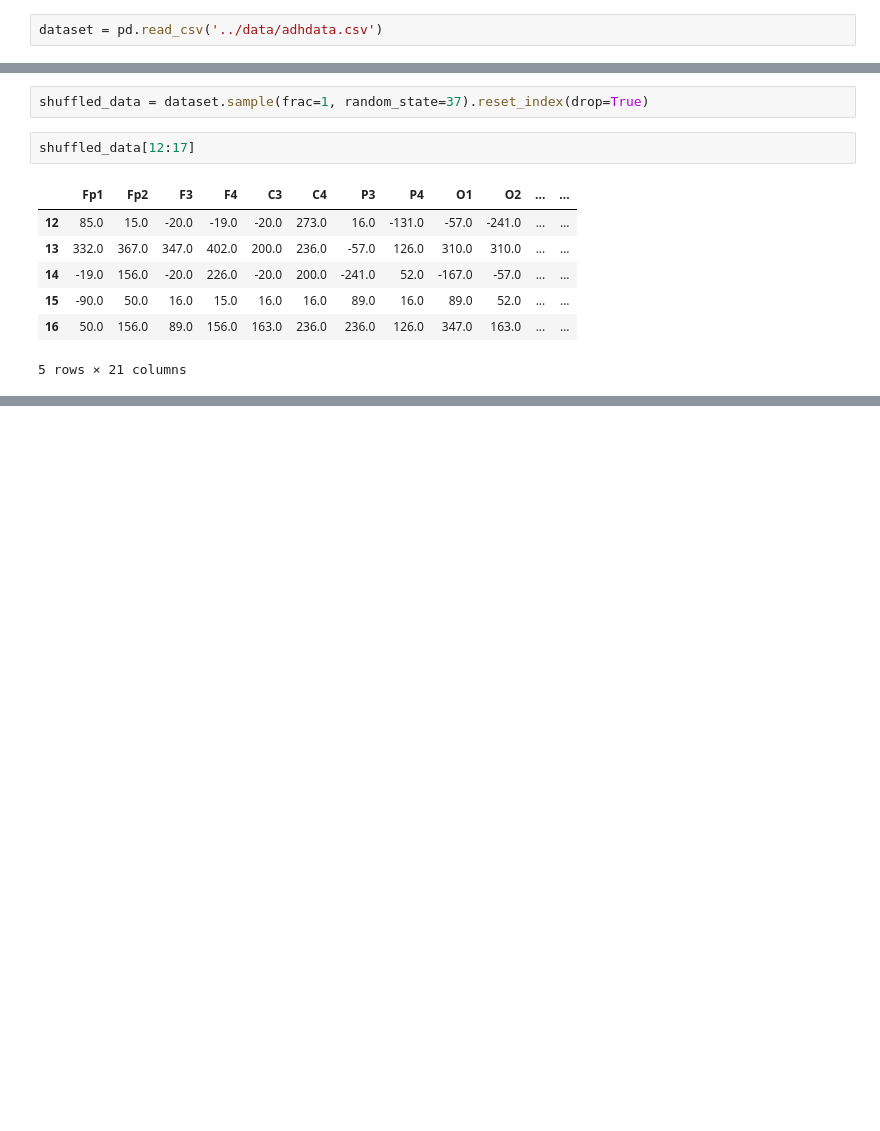
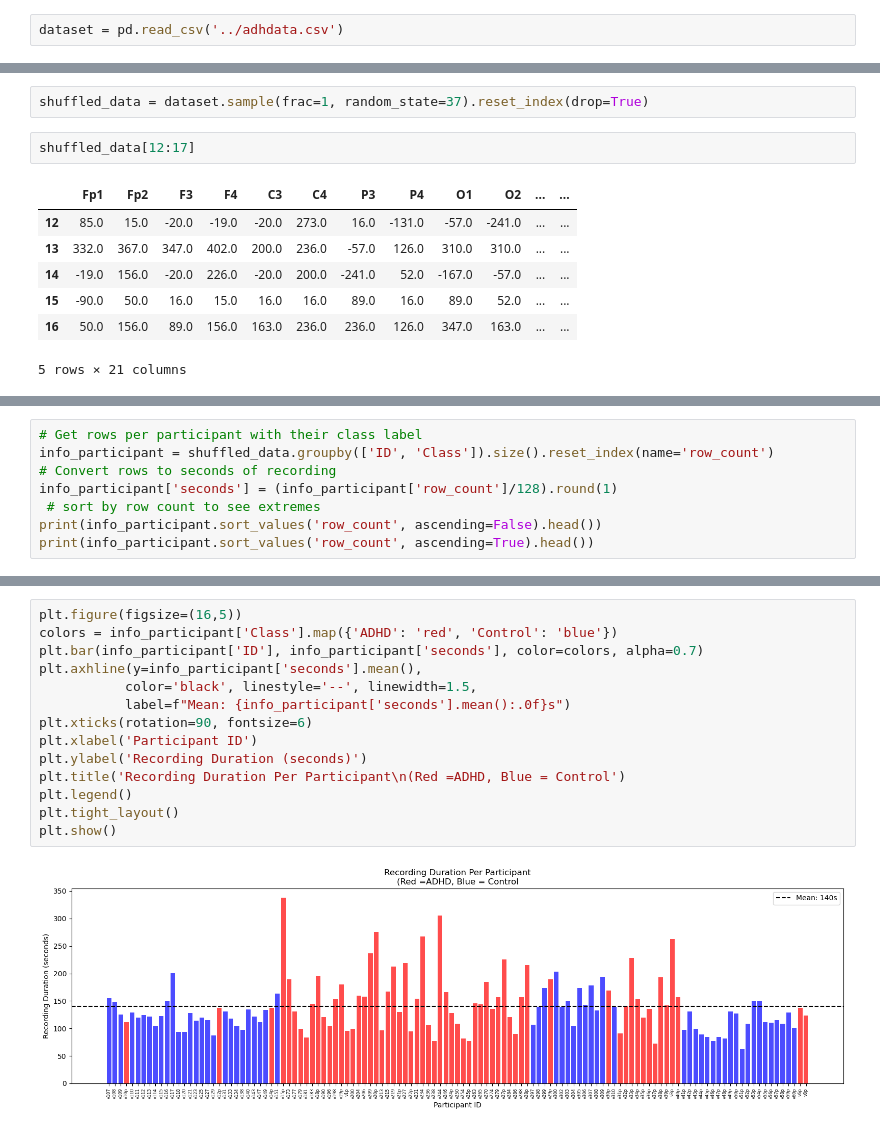
Before and after one commit to Yeshua235/adhd-eeg-explainability, a Jupyter notebook: notebooks/eda.ipynb, the cells around one changed output, grey strips where cells are left out. Drawn from its saved outputs; the diff is of its cells as text; blank space fills up the shorter version.

```diff
--- a/notebooks/eda.ipynb
+++ b/notebooks/eda.ipynb
@@ -13,5 +10,5 @@ The archive contains:
 # %%
-dataset = pd.read_csv('../data/adhdata.csv')
+dataset = pd.read_csv('../adhdata.csv')
 # %%
 dataset.info()
 # %% [output]
@@ -56,0 +111,8 @@ shuffled_data[12:17]
+# %%
+# Get rows per participant with their class label
+info_participant = shuffled_data.groupby(['ID', 'Class']).size().reset_index(name='row_count')
+# Convert rows to seconds of recording
+info_participant['seconds'] = (info_participant['row_count']/128).round(1)
+ # sort by row count to see extremes
+print(info_participant.sort_values('row_count', ascending=False).head())
+print(info_participant.sort_values('row_count', ascending=True).head())
@@ -56,0 +132,16 @@ shuffled_data[12:17]
+# %%
+plt.figure(figsize=(16,5))
+colors = info_participant['Class'].map({'ADHD': 'red', 'Control': 'blue'})
+plt.bar(info_participant['ID'], info_participant['seconds'], color=colors, alpha=0.7)
+plt.axhline(y=info_participant['seconds'].mean(),
+           color='black', linestyle='--', linewidth=1.5,
+           label=f"Mean: {info_participant['seconds'].mean():.0f}s")
+plt.xticks(rotation=90, fontsize=6)
+plt.xlabel('Participant ID')
+plt.ylabel('Recording Duration (seconds)')
+plt.title('Recording Duration Per Participant\n(Red =ADHD, Blue = Control')
+plt.legend()
+plt.tight_layout()
+plt.show()
+# %% [output]
+[figure, added]
```
Also changed, not shown: parts of 28 cells of this notebook.
